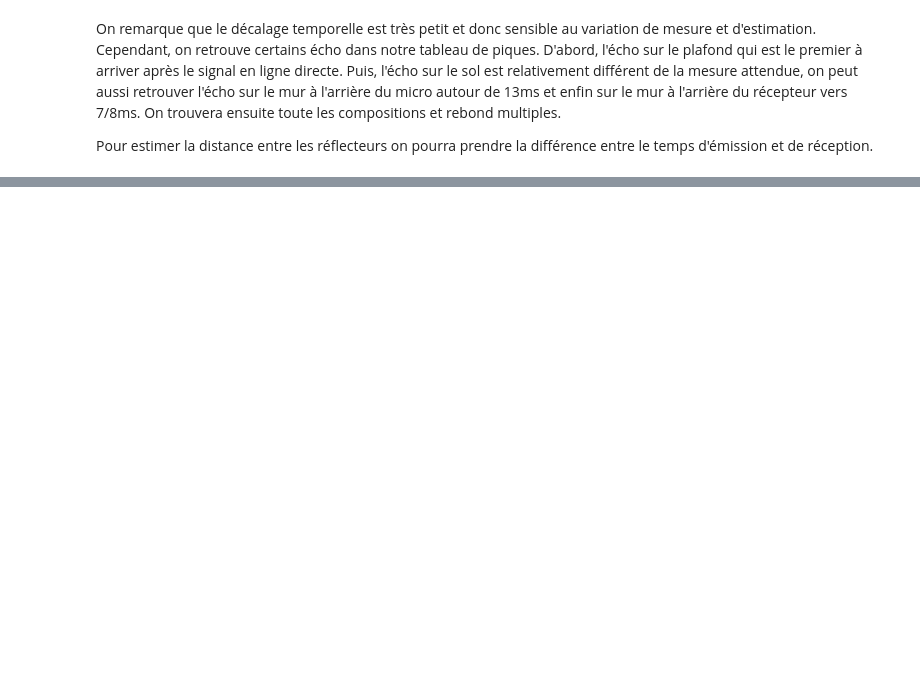
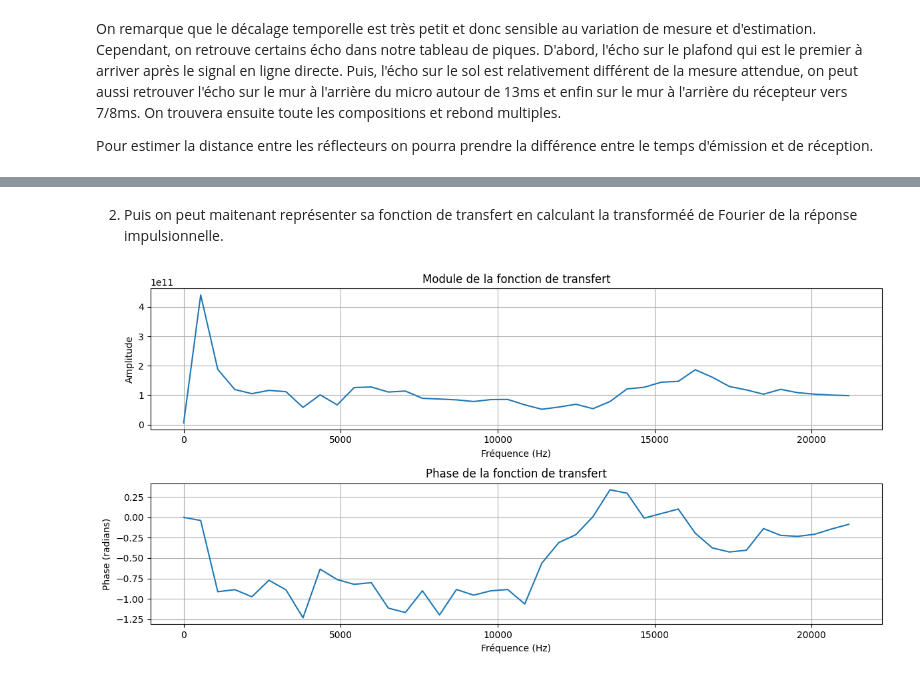
Before and after one commit to Captainfl4me/signal-processing-exp, a Jupyter notebook: Compte_rendu_TP.ipynb, the cells around one changed output, grey strips where cells are left out. Cells and saved outputs as stored; diff of their text form; code cells hidden in the pictures; blank space fills up the shorter version.

```diff
--- a/Compte_rendu_TP.ipynb
+++ b/Compte_rendu_TP.ipynb
@@ -341,0 +368,34 @@ Pour estimer la distance entre les réflecteurs on pourra prendre la différence
+# %% [markdown]
+2. Puis on peut maitenant représenter sa fonction de transfert en calculant la transforméé de Fourier de la réponse impulsionnelle.
+# %%
+# Calcul de la fonction de transfert (transformée de Fourier de la réponse impulsionnelle)
+H_system = fft(system_response)  # Transformée de Fourier
+frequencies = fftfreq(len(system_response), 1/fs_mesure)  # Fréquences associées
+
+# Magnitude (amplitude) et phase
+magnitude = np.abs(H_system)
+phase = np.angle(H_system)
+
+# Affichage de la magnitude de la fonction de transfert
+plt.figure(figsize=(12, 6))
+
+# Affichage du module de la fonction de transfert (réponse en amplitude)
+plt.subplot(2, 1, 1)
+plt.plot(frequencies[:len(frequencies)//2], magnitude[:len(frequencies)//2])
+plt.title("Module de la fonction de transfert")
+plt.xlabel("Fréquence (Hz)")
+plt.ylabel("Amplitude")
+plt.grid(True)
+
+# Affichage de la phase de la fonction de transfert
+plt.subplot(2, 1, 2)
+plt.plot(frequencies[:len(frequencies)//2], phase[:len(frequencies)//2])
+plt.title("Phase de la fonction de transfert")
+plt.xlabel("Fréquence (Hz)")
+plt.ylabel("Phase (radians)")
+plt.grid(True)
+
+plt.tight_layout()
+plt.show()
+# %% [output]
+[figure, added]
```
Also changed, not shown: parts of 13 cells of this notebook, 2 other files.
